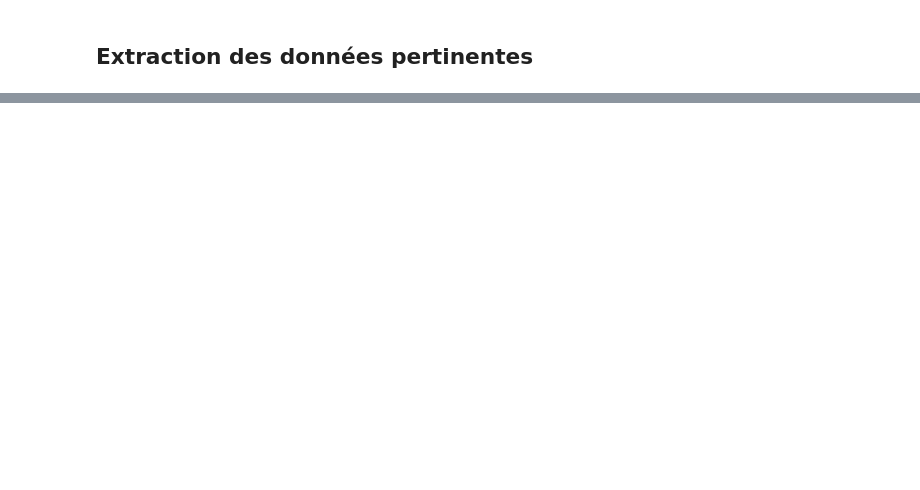
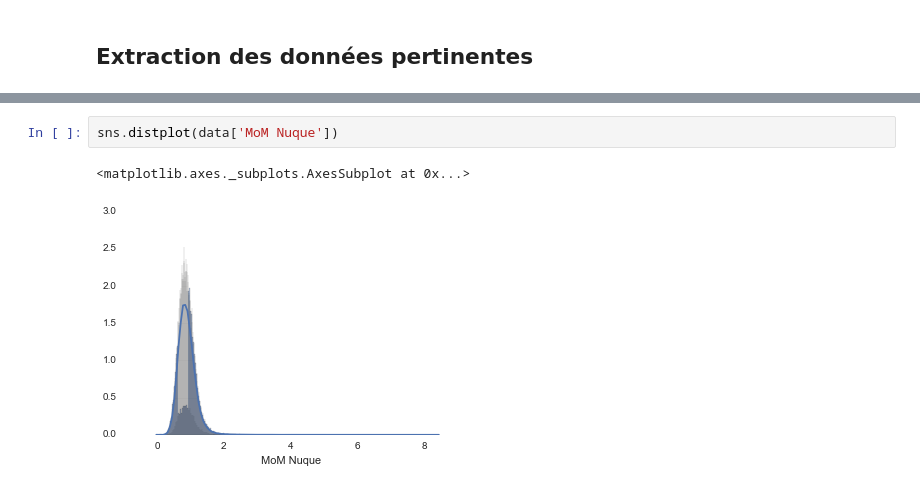
Before and after one commit to edouardklein/NuchalTransluency, a Jupyter notebook: Corrélations Clarté Nucale.ipynb, the cells around one changed output, grey strips where cells are left out. Cells and saved outputs as stored; diff of their text form; blank space fills up the shorter version.

```diff
--- a/Corrélations Clarté Nucale.ipynb
+++ b/Corrélations Clarté Nucale.ipynb
@@ -44,0 +75,5 @@ Columns not in Data2013-1, but in Data2013-2 and Data2014 : {' caryotype_texte',
+# %%
+sns.distplot(data['MoM Nuque'])
+# %% [output]
+<matplotlib.axes._subplots.AxesSubplot at 0x...>
+[figure, added]
```
Also changed, not shown: parts of 45 cells of this notebook.
